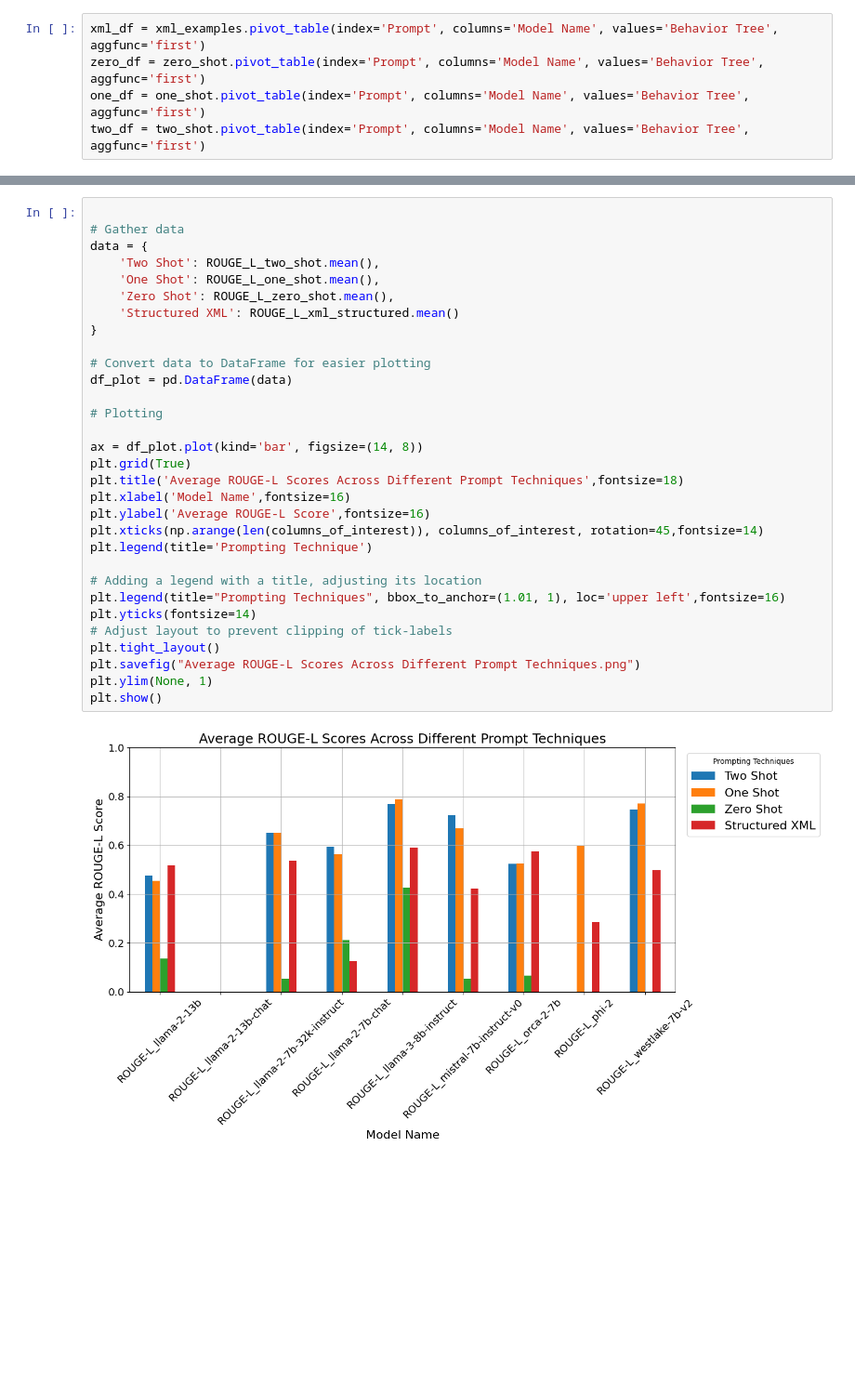
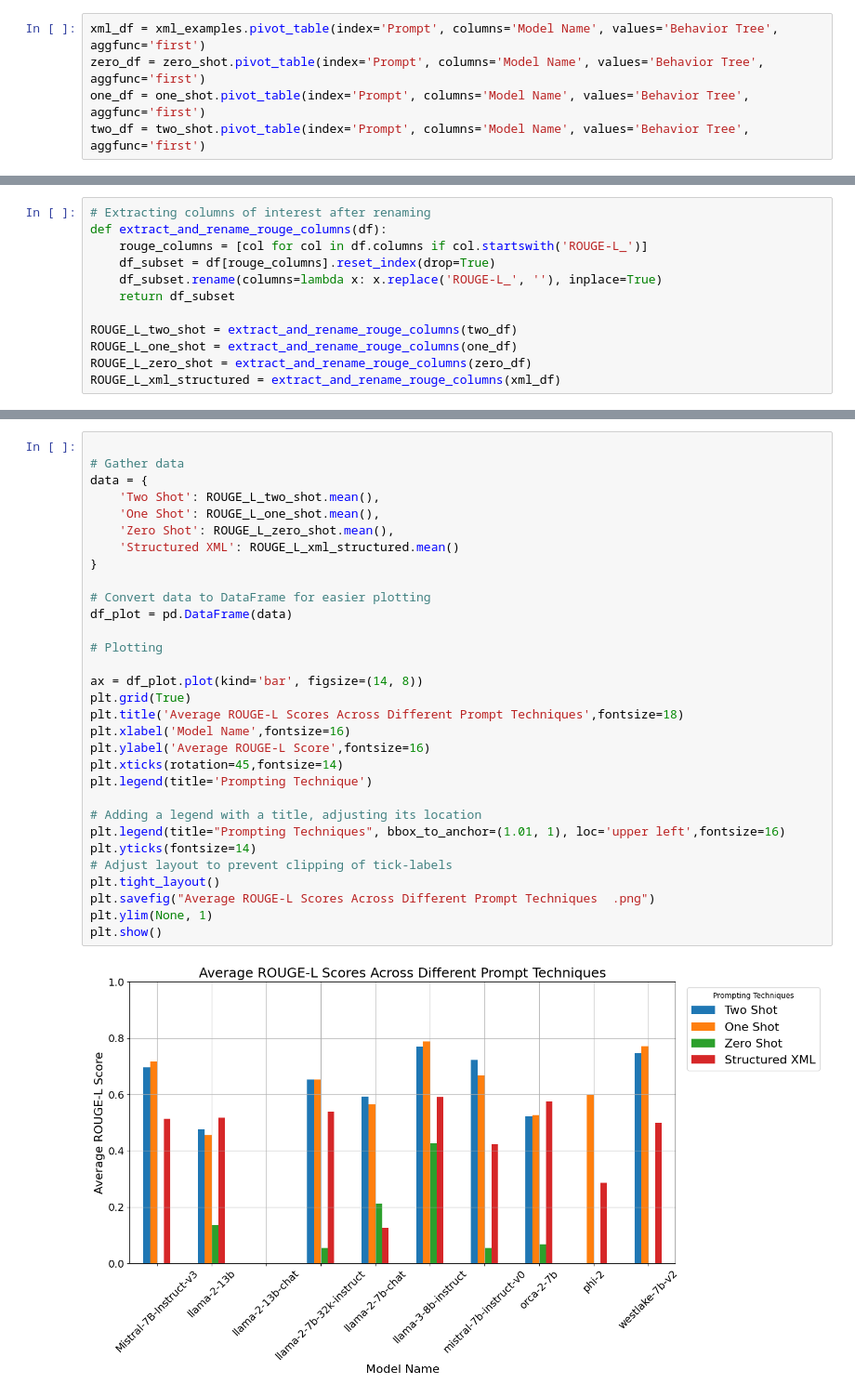
Before and after one commit to Mohammed-majeed/Minions, a Jupyter notebook: prompt eng experiment/visualize.ipynb, the cells around one changed output, grey strips where cells are left out. Shown at 93% size. Drawn from its saved outputs; the diff is of its cells as text; blank space fills up the shorter version.

```diff
--- a/prompt eng experiment/visualize.ipynb
+++ b/prompt eng experiment/visualize.ipynb
@@ -75,0 +51,12 @@ ROUGE_L_xml_structured.rename(columns=lambda x: x.replace('ROUGE-L_', ''), inpla
+# %%
+# Extracting columns of interest after renaming
+def extract_and_rename_rouge_columns(df):
+    rouge_columns = [col for col in df.columns if col.startswith('ROUGE-L_')]
+    df_subset = df[rouge_columns].reset_index(drop=True)
+    df_subset.rename(columns=lambda x: x.replace('ROUGE-L_', ''), inplace=True)
+    return df_subset
+
+ROUGE_L_two_shot = extract_and_rename_rouge_columns(two_df)
+ROUGE_L_one_shot = extract_and_rename_rouge_columns(one_df)
+ROUGE_L_zero_shot = extract_and_rename_rouge_columns(zero_df)
+ROUGE_L_xml_structured = extract_and_rename_rouge_columns(xml_df)
@@ -270,33 +319,33 @@ aaasasd
 # %%
 
 # Gather data
 data = {
     'Two Shot': ROUGE_L_two_shot.mean(),
     'One Shot': ROUGE_L_one_shot.mean(),
     'Zero Shot': ROUGE_L_zero_shot.mean(),
     'Structured XML': ROUGE_L_xml_structured.mean()
 }
 
 # Convert data to DataFrame for easier plotting
 df_plot = pd.DataFrame(data)
 
 # Plotting
 
 ax = df_plot.plot(kind='bar', figsize=(14, 8))
 plt.grid(True)
 plt.title('Average ROUGE-L Scores Across Different Prompt Techniques',fontsize=18)
 plt.xlabel('Model Name',fontsize=16)
 plt.ylabel('Average ROUGE-L Score',fontsize=16)
-plt.xticks(np.arange(len(columns_of_interest)), columns_of_interest, rotation=45,fontsize=14)
+plt.xticks(rotation=45,fontsize=14)
 plt.legend(title='Prompting Technique')
 
 # Adding a legend with a title, adjusting its location
 plt.legend(title="Prompting Techniques", bbox_to_anchor=(1.01, 1), loc='upper left',fontsize=16)
 plt.yticks(fontsize=14)
 # Adjust layout to prevent clipping of tick-labels
 plt.tight_layout()
-plt.savefig("Average ROUGE-L Scores Across Different Prompt Techniques.png")
+plt.savefig("Average ROUGE-L Scores Across Different Prompt Techniques  .png")
 plt.ylim(None, 1)
 plt.show()
 # %% [output]
-[figure, old version]
+[figure, new version]
```
Also changed, not shown: parts of 11 cells of this notebook, 9 other files.
